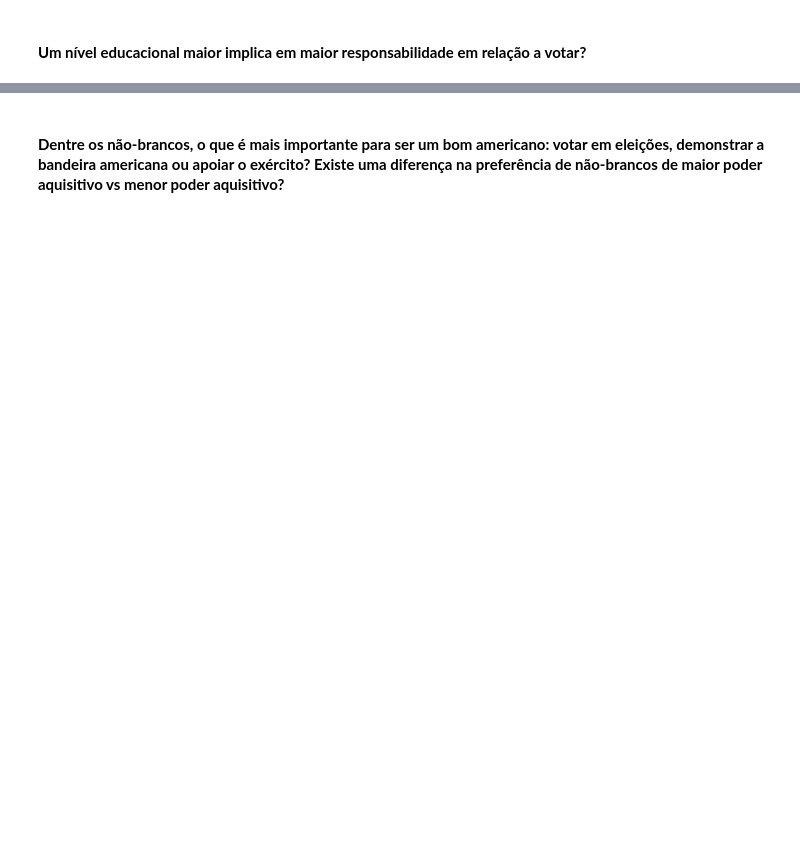
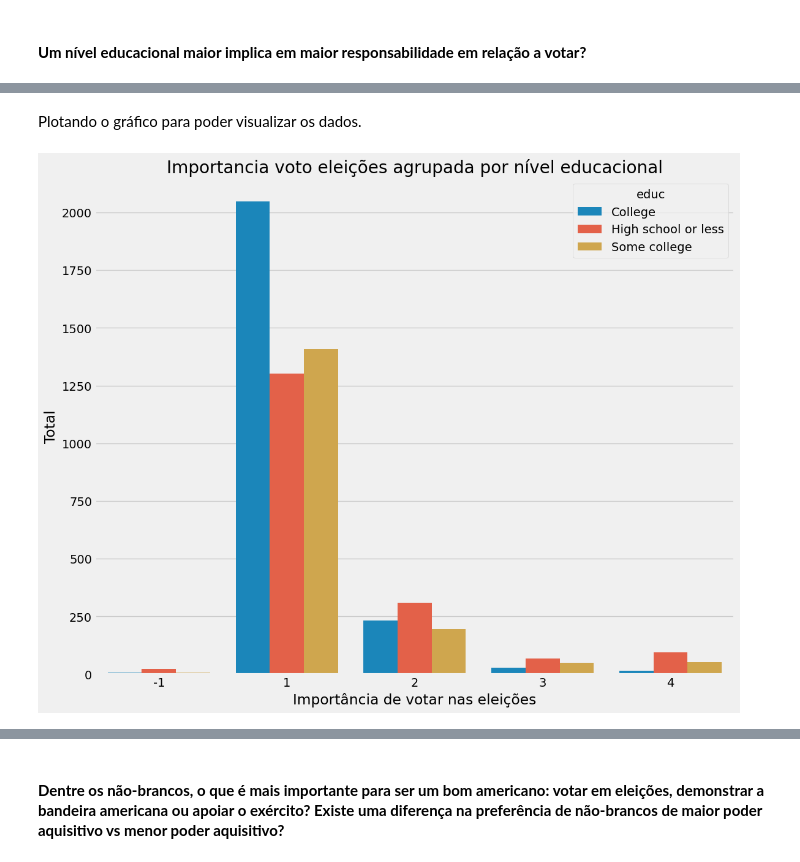
Before and after one commit to LucasMarchesoni/Non_voters_analise, a Jupyter notebook: notebook/non-voters.ipynb, the cells around one changed output, grey strips where cells are left out. Cells and saved outputs as stored; diff of their text form; code cells hidden in the pictures; blank space fills up the shorter version.

```diff
--- a/notebook/non-voters.ipynb
+++ b/notebook/non-voters.ipynb
@@ -335,0 +348,4 @@ Como observado no gráfico e na tabela, as pessoas mais presentes nas faixas sal
+# %%
+df_vote_responsability = df[['Q2_1', 'educ']]
+df_vote_responsability = df_vote_responsability.groupby(['Q2_1', 'educ']).size().reset_index(name='count')
+df_vote_responsability
@@ -335,0 +369,10 @@ Como observado no gráfico e na tabela, as pessoas mais presentes nas faixas sal
+# %% [markdown]
+Plotando o gráfico para poder visualizar os dados.
+# %%
+_ = plt.figure(figsize=(12,10))
+_ = plt.title("Importancia voto eleições agrupada por nível educacional")
+_ = plt.xlabel("Importância de votar nas eleições")
+_ = plt.ylabel("Total")
+_ = sns.barplot(data=df_vote_responsability, x="Q2_1", y="count", hue="educ")
+# %% [output]
+[figure, added]
```
Also changed, not shown: parts of 17 cells of this notebook.
